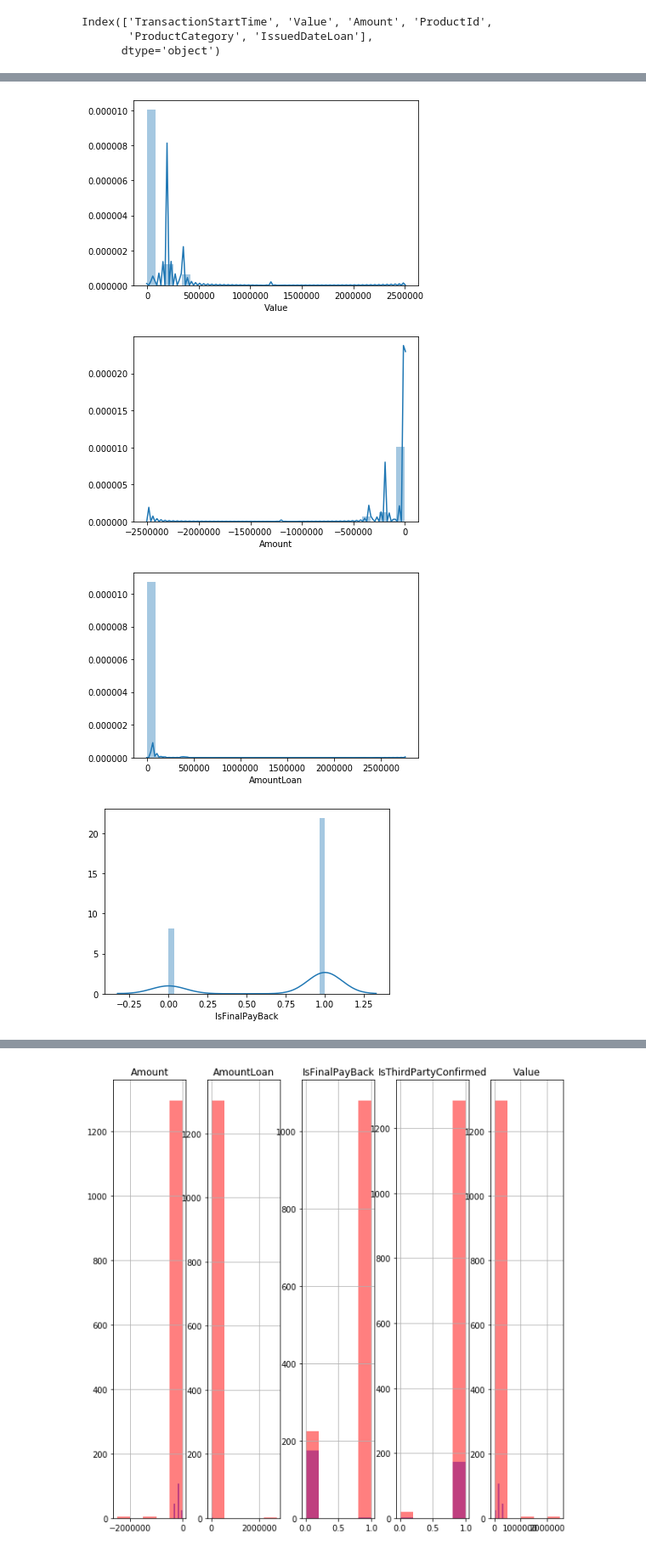
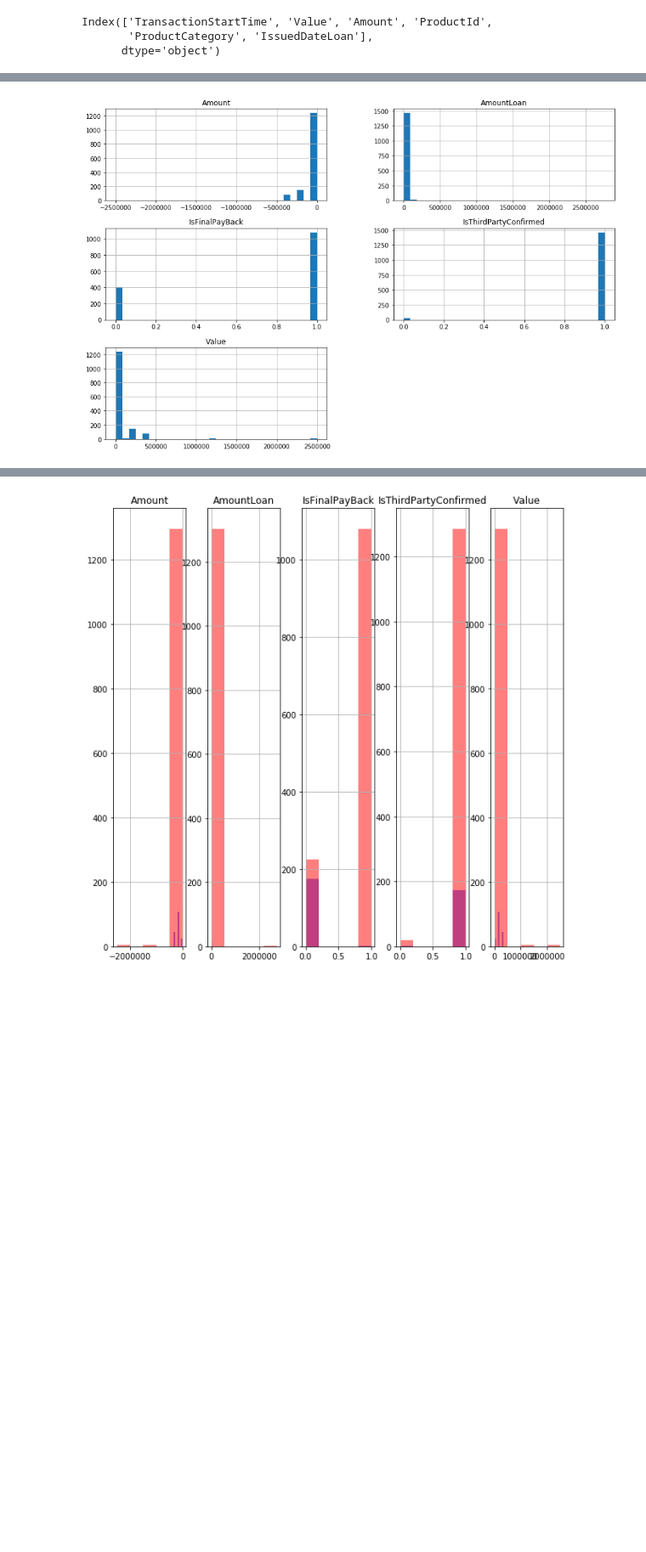
Before and after one commit to tinwilliam/inclusionFinanciere, a Jupyter notebook: essai pour client score.ipynb, the cells around one changed output, grey strips where cells are left out. Shown at 85% size. Drawn from its saved outputs; the diff is of its cells as text; code cells hidden in the pictures; blank space fills up the shorter version.

```diff
--- a/essai pour client score.ipynb
+++ b/essai pour client score.ipynb
@@ -120,11 +108,11 @@ dtype: int64
 train_data = train_data.dropna()
 # %%
 #Convert TransactionStartTime in datetime and separate day/month/year/minute/second
-#train_data['TransactionStartTime'] =  pd.to_datetime(train_data['TransactionStartTime'])
-#train_data['TransactionStartTime_day'] = train_data['TransactionStartTime'].dt.day
-#train_data['TransactionStartTime_month'] = train_data['TransactionStartTime'].dt.month
-#train_data['TransactionStartTime_year'] = train_data['TransactionStartTime'].dt.year
-#train_data['TransactionStartTime_minute'] = train_data['TransactionStartTime'].dt.minute
-#train_data['TransactionStartTime_hour'] = train_data['TransactionStartTime'].dt.hour
+train_data['TransactionStartTime'] =  pd.to_datetime(train_data['TransactionStartTime'])
+train_data['TransactionStartTime_day'] = train_data['TransactionStartTime'].dt.day
+train_data['TransactionStartTime_month'] = train_data['TransactionStartTime'].dt.month
+train_data['TransactionStartTime_year'] = train_data['TransactionStartTime'].dt.year
+train_data['TransactionStartTime_minute'] = train_data['TransactionStartTime'].dt.minute
+train_data['TransactionStartTime_hour'] = train_data['TransactionStartTime'].dt.hour
 
 #train_data['TransactionStartTime']
@@ -244,14 +253,9 @@ memory usage: 201.8+ KB
 # %%
 numerical_features = ['Value', 'Amount','AmountLoan','IsFinalPayBack','IsThirdPartyConfirmed']
-#train_data[numerical_features].describe()
-#train_data[numerical_features].hist(bins=30, figsize=(15, 10))
-for features in numerical_features:
-
-    m = sns.distplot(train_data[features],bins=30)
-
-    plt.show()
+train_data[numerical_features].describe()
+train_data[numerical_features].hist(bins=30, figsize=(15, 10))
+#for features in numerical_features:
+ #   m = sns.distplot(train_data[features],bins=30)
+plt.show()
 # %% [output]
-[figure, old version]
+[figure, new version]
-[figure, removed]
-[figure, removed]
-[figure, removed]
```
Also changed, not shown: parts of 29 cells of this notebook.
